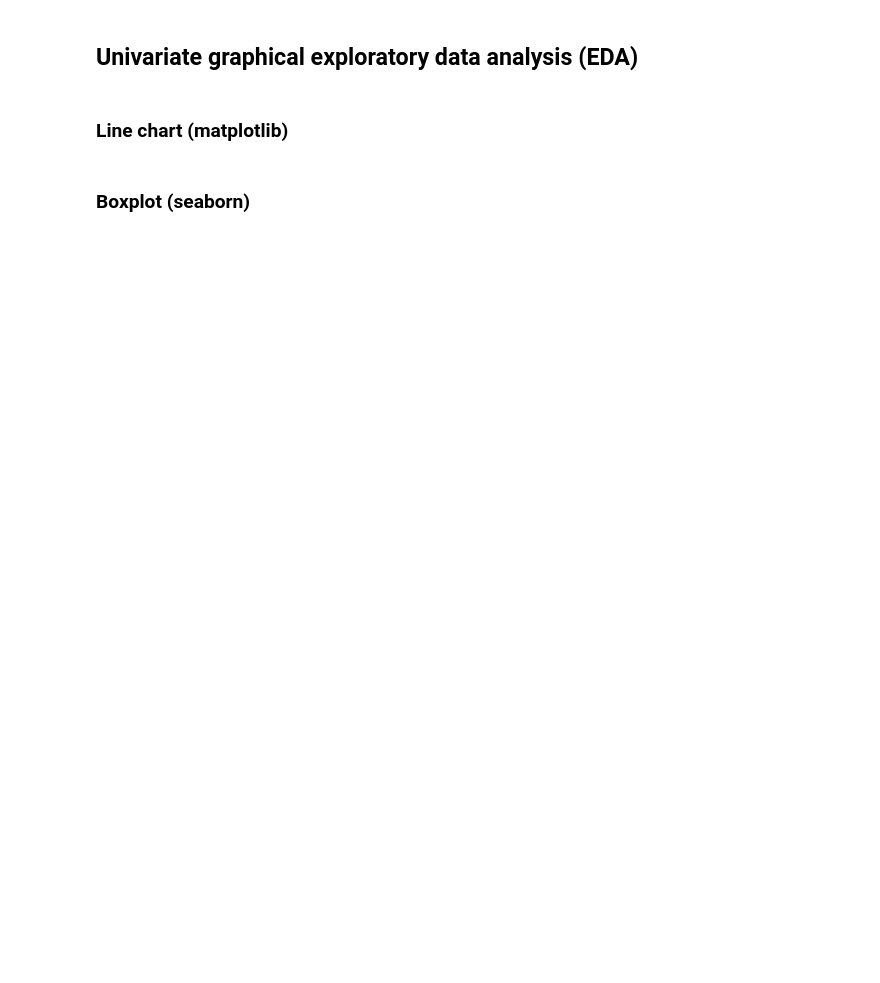
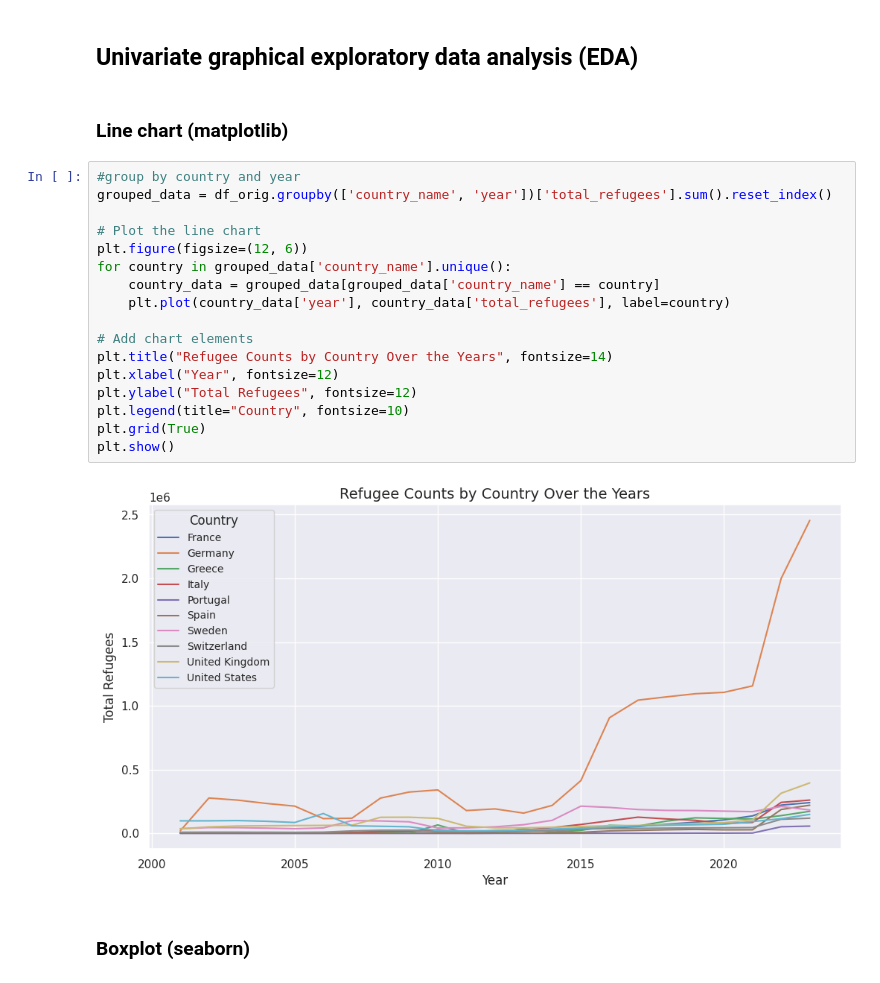
Before and after one commit to ferzanagehringer3/DataAnalyticsLN, a Jupyter notebook: Exploratory Data Analysis (EDA)/EDA_combined_data.ipynb, the cells around one changed output. Saved outputs shown, nothing was run; the diff lists cells and outputs as text; blank space fills up the shorter version.

```diff
--- a/Exploratory Data Analysis (EDA)/EDA_combined_data.ipynb
+++ b/Exploratory Data Analysis (EDA)/EDA_combined_data.ipynb
@@ -83,5 +280,24 @@ df.types
 ## Univariate graphical exploratory data analysis (EDA)
 # %% [markdown]
 ### Line chart (matplotlib)
+# %%
+#group by country and year
+grouped_data = df_orig.groupby(['country_name', 'year'])['total_refugees'].sum().reset_index()
+
+# Plot the line chart
+plt.figure(figsize=(12, 6))
+for country in grouped_data['country_name'].unique():
+    country_data = grouped_data[grouped_data['country_name'] == country]
+    plt.plot(country_data['year'], country_data['total_refugees'], label=country)
+
+# Add chart elements
+plt.title("Refugee Counts by Country Over the Years", fontsize=14)
+plt.xlabel("Year", fontsize=12)
+plt.ylabel("Total Refugees", fontsize=12)
+plt.legend(title="Country", fontsize=10)
+plt.grid(True)
+plt.show()
+# %% [output]
+[figure, added]
 # %% [markdown]
 ### Boxplot (seaborn)
```
Also changed, not shown: parts of 36 cells of this notebook, 1 other file.
